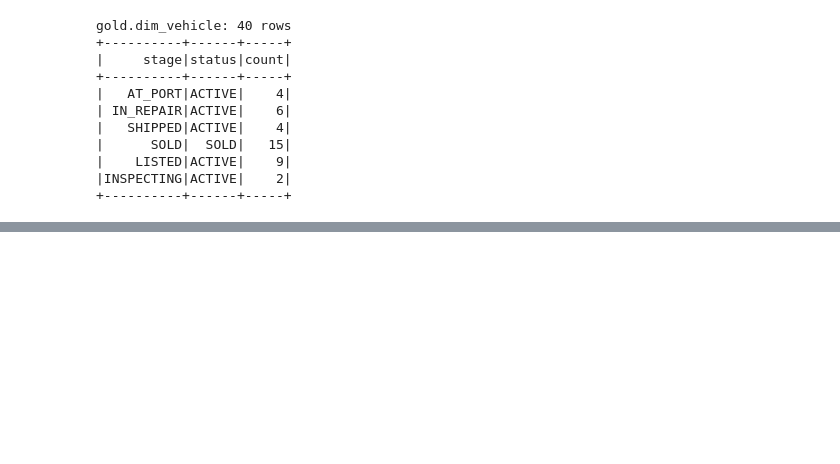
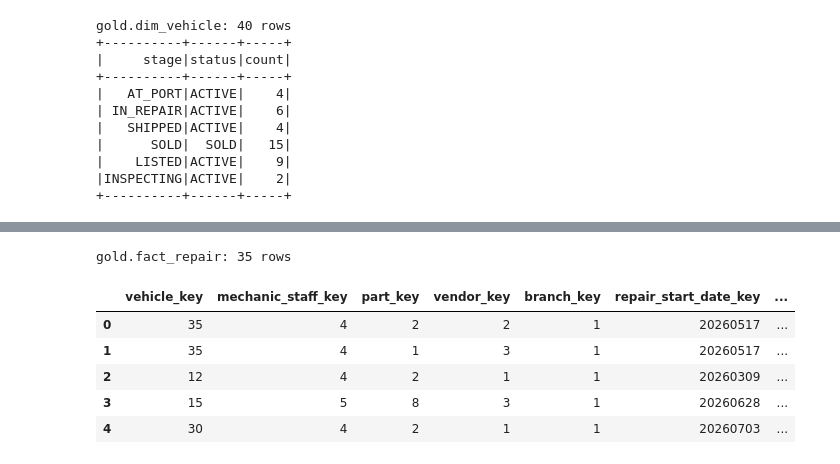
Before and after one commit to Temitope96/car-dealership-product, a Jupyter notebook: notebooks/02_build_gold_layer.ipynb, the cells around one changed output, grey strips where cells are left out. Saved outputs shown, nothing was run; the diff lists cells and outputs as text; code cells hidden in the pictures; blank space fills up the shorter version.

```diff
--- a/notebooks/02_build_gold_layer.ipynb
+++ b/notebooks/02_build_gold_layer.ipynb
@@ -116,0 +232,43 @@ spark.sql("SHOW DATABASES").show()
+# %%
+# Fact repair
+
+df_repair_job_part = read_table(spark, "silver", "repair_job_part")
+df_repair_job = read_table(spark, "silver", "repair_job").select(
+    "repair_job_id", "vehicle_id", "mechanic_staff_id", "start_date", "end_date", "source_id"
+)
+df_dim_vendor = read_table(spark, "gold", "dim_vendor").select("vendor_key", "vendor_id")
+df_dim_part = read_table(spark, "gold", "dim_part").select("part_key", "part_id")
+
+df_fact_repair = (
+    df_repair_job_part
+    .join(df_repair_job, "repair_job_id")
+    .join(df_vehicle_silver, "vehicle_id")
+    .join(df_dim_vehicle_cur, "vehicle_id")
+    .join(df_dim_staff_cur, df_repair_job.mechanic_staff_id == df_dim_staff_cur.staff_id, "left")
+    .join(df_dim_part, "part_id", "left")
+    .join(df_dim_vendor, "vendor_id", "left")
+    .join(df_dim_branch, "branch_id", "left")
+    .join(df_dim_source, "source_id", "left")
+    .withColumn("repair_start_date_key", F.date_format("start_date", "yyyyMMdd").cast("int"))
+    .withColumn("repair_end_date_key", F.date_format("end_date", "yyyyMMdd").cast("int"))
+    .withColumn("line_cost_ngn", F.col("unit_cost") * F.col("qty"))
+    .withColumnRenamed("staff_key", "mechanic_staff_key")
+    .withColumnRenamed("unit_cost", "unit_cost_ngn")
+    .select(
+        "vehicle_key", "mechanic_staff_key", "part_key", "vendor_key", "branch_key",
+        "repair_start_date_key", "repair_end_date_key", "source_key",
+        "qty", "unit_cost_ngn", "line_cost_ngn",
+    )
+)
+
+write_table(df_fact_repair, "gold", "fact_repair")
+print(f"gold.fact_repair: {read_table(spark, 'gold', 'fact_repair').count()} rows")
+read_table(spark, "gold", "fact_repair").limit(5).toPandas()
+# %% [output]
+gold.fact_repair: 35 rows
+|  | vehicle_key | mechanic_staff_key | part_key | vendor_key | branch_key | repair_start_date_key | ... |
+| 0 | 35 | 4 | 2 | 2 | 1 | 20260517 | ... |
+| 1 | 35 | 4 | 1 | 3 | 1 | 20260517 | ... |
+| 2 | 12 | 4 | 2 | 1 | 1 | 20260309 | ... |
+| 3 | 15 | 5 | 8 | 3 | 1 | 20260628 | ... |
+| 4 | 30 | 4 | 2 | 1 | 1 | 20260703 | ... |
```
Also changed, not shown: parts of 10 cells of this notebook, 2 other files.
